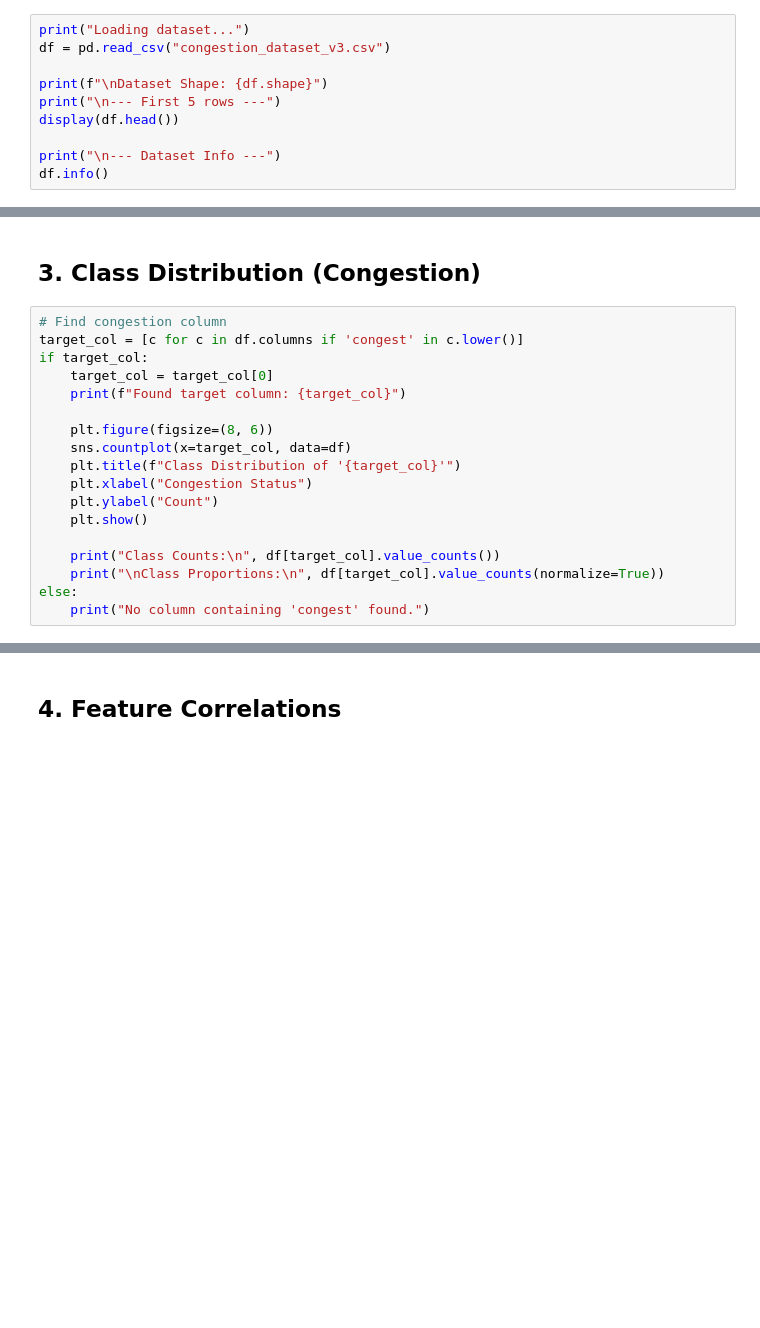
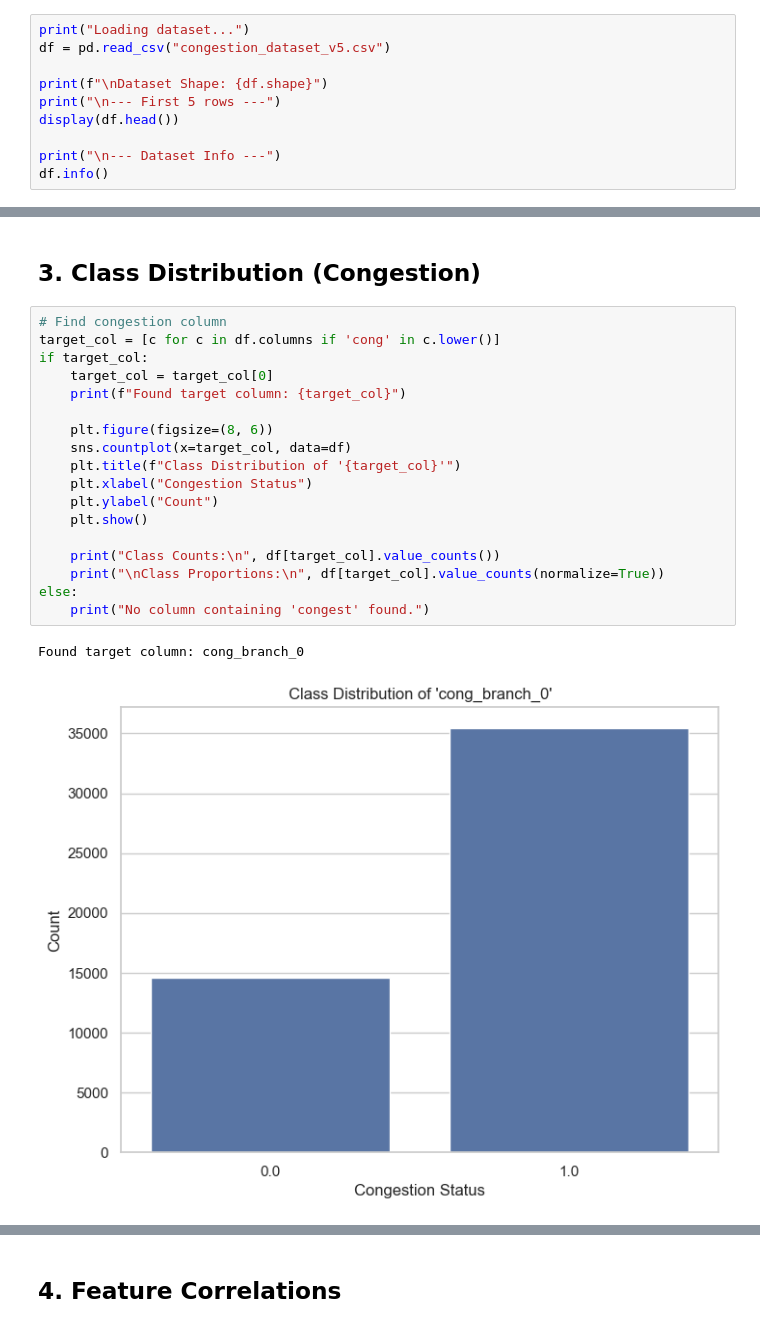
Before and after one commit to vizcayal/nodal-gnn, a Jupyter notebook: eda_analysis.ipynb, the cells around one changed output, grey strips where cells are left out. Cells and saved outputs as stored; diff of their text form; blank space fills up the shorter version.

```diff
--- a/eda_analysis.ipynb
+++ b/eda_analysis.ipynb
@@ -14,7 +14,7 @@ sns.set_theme(style="whitegrid")
 ## 1. Data Loading & Basic Summary
 # %%
 print("Loading dataset...")
-df = pd.read_csv("congestion_dataset_v3.csv")
+df = pd.read_csv("congestion_dataset_v5.csv")
 
 print(f"\nDataset Shape: {df.shape}")
 print("\n--- First 5 rows ---")
@@ -34,19 +66,22 @@ display(df.describe())
 ## 3. Class Distribution (Congestion)
 # %%
 # Find congestion column
-target_col = [c for c in df.columns if 'congest' in c.lower()]
+target_col = [c for c in df.columns if 'cong' in c.lower()]
 if target_col:
     target_col = target_col[0]
     print(f"Found target column: {target_col}")
 
     plt.figure(figsize=(8, 6))
     sns.countplot(x=target_col, data=df)
     plt.title(f"Class Distribution of '{target_col}'")
     plt.xlabel("Congestion Status")
     plt.ylabel("Count")
     plt.show()
 
     print("Class Counts:\n", df[target_col].value_counts())
     print("\nClass Proportions:\n", df[target_col].value_counts(normalize=True))
 else:
     print("No column containing 'congest' found.")
+# %% [output]
+Found target column: cong_branch_0
+[figure, added]
```
Also changed, not shown: parts of 8 cells of this notebook, 20 other files.
